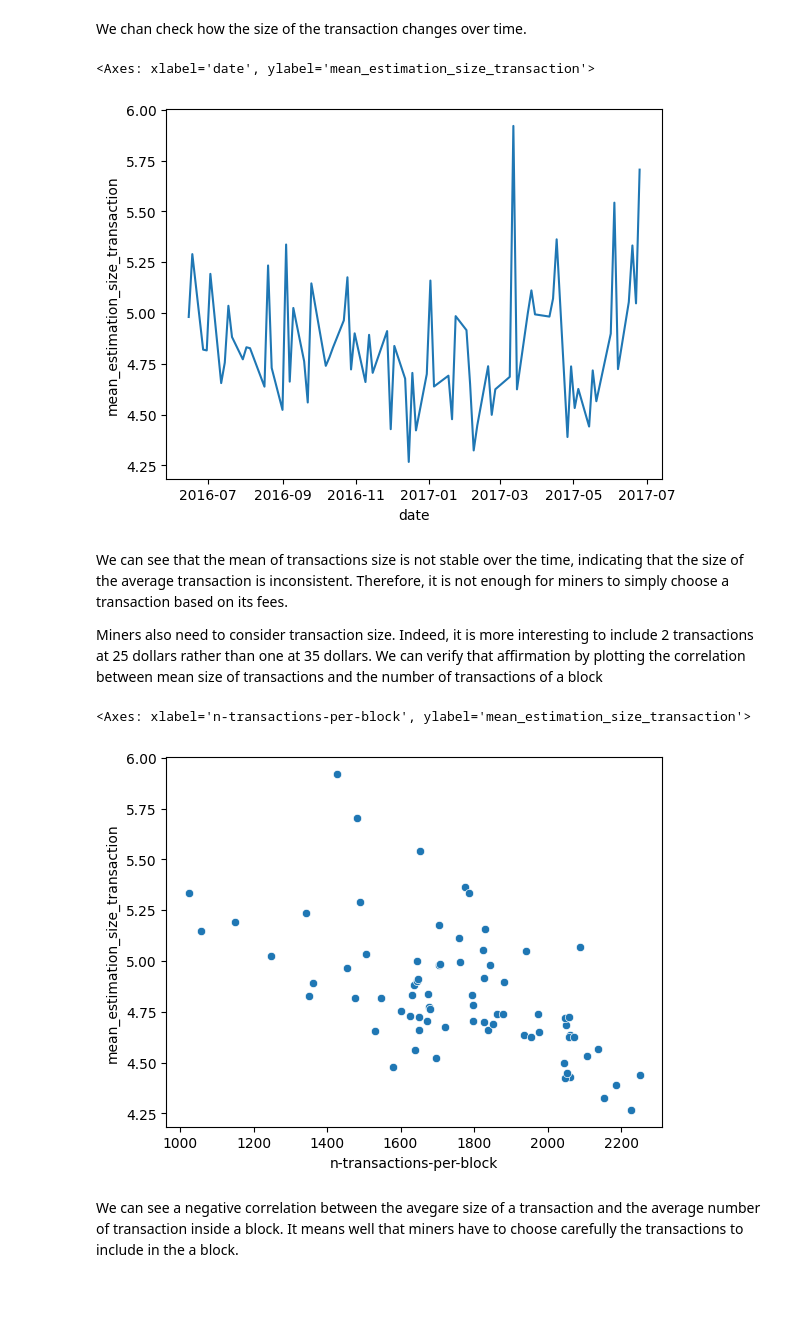
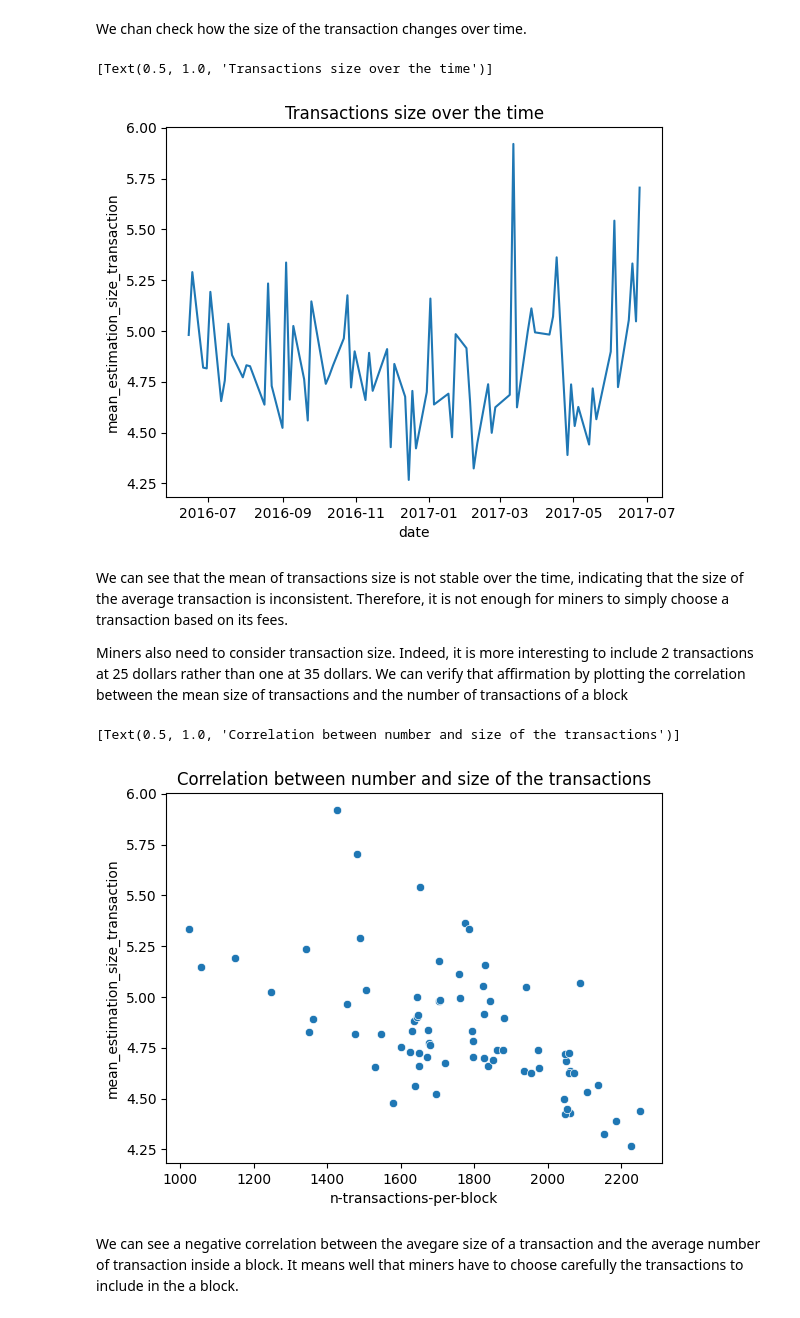
Before and after one commit to DjuloFyro/EGC_2024, a Jupyter notebook: gil_feret.ipynb, the cells around one changed output. Saved outputs shown, nothing was run; the diff lists cells and outputs as text; code cells hidden in the pictures.

```diff
--- a/gil_feret.ipynb
+++ b/gil_feret.ipynb
@@ -230,20 +226,20 @@ We chan check how the size of the transaction changes over time.
 # %%
 # Create a new column to estimatate mean transaction size
 blockchain_data['mean_estimation_size_transaction'] = blockchain_data['mean_nb_outputs'] + blockchain_data['mean_nb_inputs']
-sns.lineplot(data=blockchain_data, x='date', y='mean_estimation_size_transaction')
+sns.lineplot(data=blockchain_data, x='date', y='mean_estimation_size_transaction').set(title='Transactions size over the time')
 # %% [output]
-<Axes: xlabel='date', ylabel='mean_estimation_size_transaction'>
+[Text(0.5, 1.0, 'Transactions size over the time')]
-[figure, old version]
+[figure, new version]
 # %% [markdown]
 We can see that the mean of transactions size is not stable over the time, indicating that the size of the average transaction is inconsistent.
 Therefore, it is not enough for miners to simply choose a transaction based on its fees.
 
-Miners also need to consider transaction size. Indeed, it is more interesting to include 2 transactions at 25 dollars rather than one at 35 dollars. We can verify that affirmation by plotting the correlation between mean size of transactions and the number of transactions of a block
+Miners also need to consider transaction size. Indeed, it is more interesting to include 2 transactions at 25 dollars rather than one at 35 dollars. We can verify that affirmation by plotting the correlation between the mean size of transactions and the number of transactions of a block
 # %%
-sns.scatterplot(data=blockchain_data, x='n-transactions-per-block', y='mean_estimation_size_transaction')
+sns.scatterplot(data=blockchain_data, x='n-transactions-per-block', y='mean_estimation_size_transaction').set(title='Correlation between number and size of the transactions')
 # %% [output]
-<Axes: xlabel='n-transactions-per-block', ylabel='mean_estimation_size_transaction'>
+[Text(0.5, 1.0, 'Correlation between number and size of the transactions')]
-[figure, old version]
+[figure, new version]
 # %% [markdown]
 We can see a negative correlation between the avegare size of a transaction and the average number of transaction inside a block. It means well that miners have to choose carefully the transactions to include in the a block.
 # %% [markdown]
```
Also changed, not shown: parts of 9 cells of this notebook.
